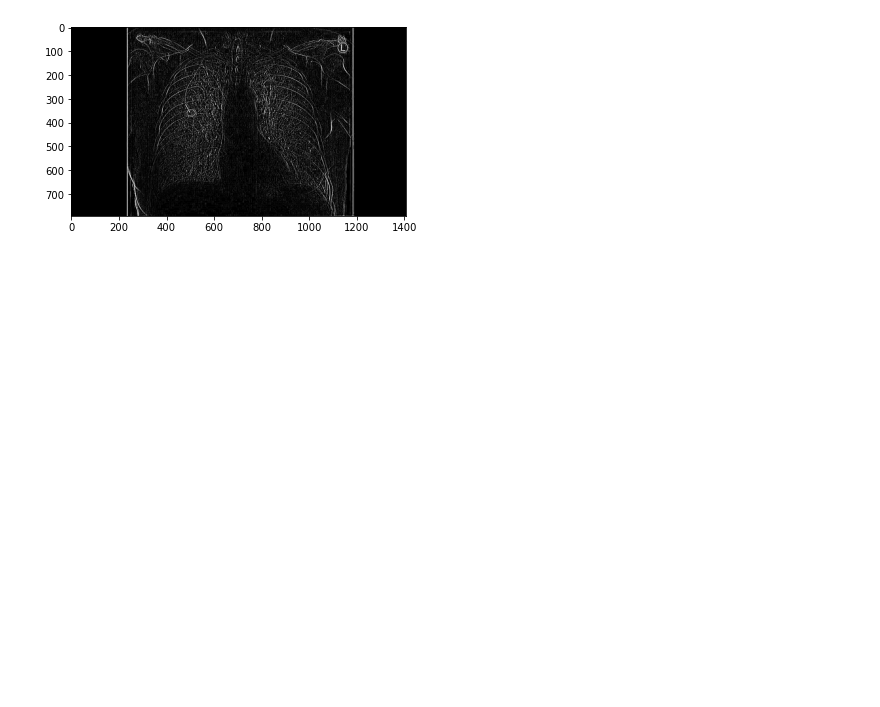
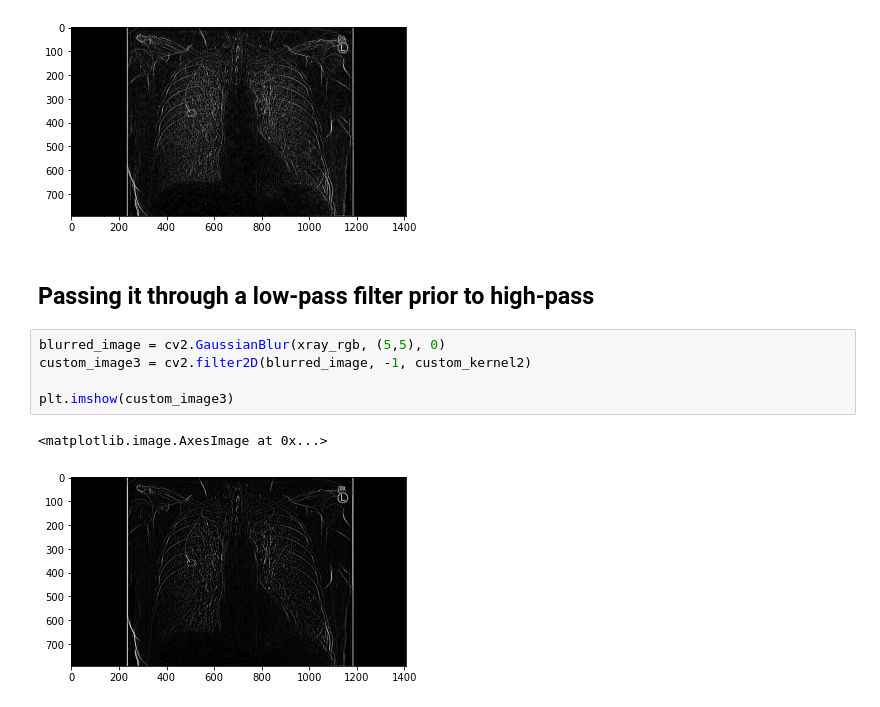
Before and after one commit to 54mir/Computer-Vision-Playground, a Jupyter notebook: OpenCV/ConvolutionalFilters.ipynb, the cells around one changed output. Cells and saved outputs as stored; diff of their text form; blank space fills up the shorter version.

```diff
--- a/OpenCV/ConvolutionalFilters.ipynb
+++ b/OpenCV/ConvolutionalFilters.ipynb
@@ -41,3 +41,13 @@ plt.imshow(custom_image2)
 # %% [output]
 <matplotlib.image.AxesImage at 0x...>
 [figure]
+# %% [markdown]
+## Passing it through a low-pass filter prior to high-pass
+# %%
+blurred_image = cv2.GaussianBlur(xray_rgb, (5,5), 0)
+custom_image3 = cv2.filter2D(blurred_image, -1, custom_kernel2)
+
+plt.imshow(custom_image3)
+# %% [output]
+<matplotlib.image.AxesImage at 0x...>
+[figure, added]
```
Also changed, not shown: 2 other files.
